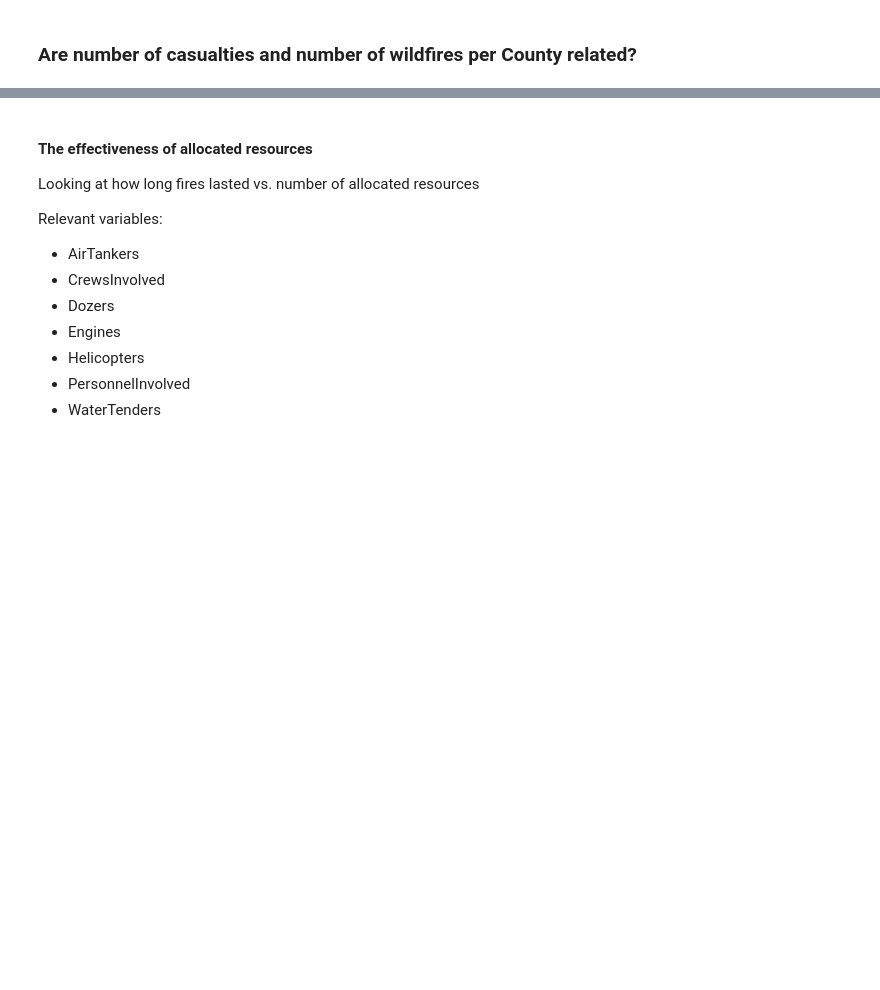
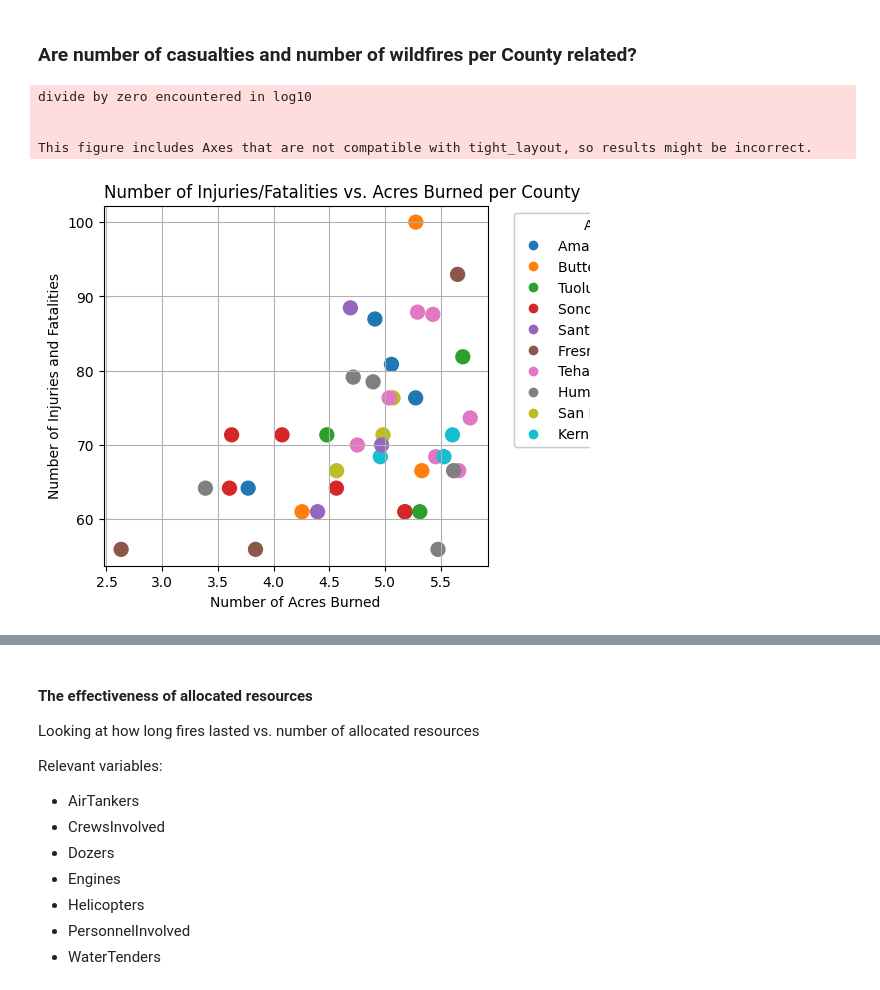
Before and after one commit to okaynils/fhnw-ds-gdv, a Jupyter notebook: wildfires.ipynb, the cells around one changed output, grey strips where cells are left out. Saved outputs shown, nothing was run; the diff lists cells and outputs as text; code cells hidden in the pictures; blank space fills up the shorter version.

```diff
--- a/wildfires.ipynb
+++ b/wildfires.ipynb
@@ -241,6 +239,54 @@ plt.show()
 [figure]
 # %% [markdown]
 ### Are number of casualties and number of wildfires per County related?
+# %%
+# Group number of wildfires per county
+county_counts = np.log10(df_select.groupby('Counties')['AcresBurned'].sum())
+
+# Group number of injuries and fatalities per county
+incidents = np.power(df_select.groupby('Counties')['Injuries'].sum() + df_select.groupby('Counties')['Fatalities'].sum(), 1/8)
+
+# scale incidents
+incidents = incidents / incidents.max() * 100
+
+# remove counties with no incidents
+county_counts = county_counts[incidents > 0]
+incidents = incidents[incidents > 0]
+
+from adjustText import adjust_text
+
+# Get admin units for each county
+admin_units = df_select.groupby('Counties')['AdminUnit'].agg(lambda x: x.mode()[0])
+
+# Filter relevant admin units
+admin_units = admin_units.loc[county_counts.index]
+admin_units_cleaned = admin_units.str.replace("CAL FIRE ", "")
+
+
+# Create a scatter plot of number of wildfires per county vs. number of injuries and fatalities per county
+fig = plt.figure()
+ax = fig.add_axes([0.1, 0.1, 0.6, 0.75])
+scatter = ax.scatter(x=county_counts, y=incidents, s=100, c=pd.Categorical(admin_units).codes, cmap='tab10')
+handles, labels = scatter.legend_elements()
+admin_unit_legend = ax.legend(handles, admin_units_cleaned.unique(), title="Admin Units", framealpha=1, bbox_to_anchor=(1.05, 1))
+
+# Add the legend to the plot
+ax.add_artist(admin_unit_legend)
+ax.set_xlabel('Number of Acres Burned')
+ax.set_ylabel('Number of Injuries and Fatalities')
+
+ax.set_title('Number of Injuries/Fatalities vs. Acres Burned per County', loc='left')
+
+# Add labels of each county to scatters
+plt.grid(True, zorder=1)
+plt.tight_layout()
+plt.show()
+# %% [output]
+divide by zero encountered in log10
+
+
+This figure includes Axes that are not compatible with tight_layout, so results might be incorrect.
+[figure, added]
 # %%
 # Group number of wildfires per county
 county_counts = np.log10(df_select.groupby('Counties')['AcresBurned'].sum())
```
Also changed, not shown: parts of 15 cells of this notebook, 36 other files.
